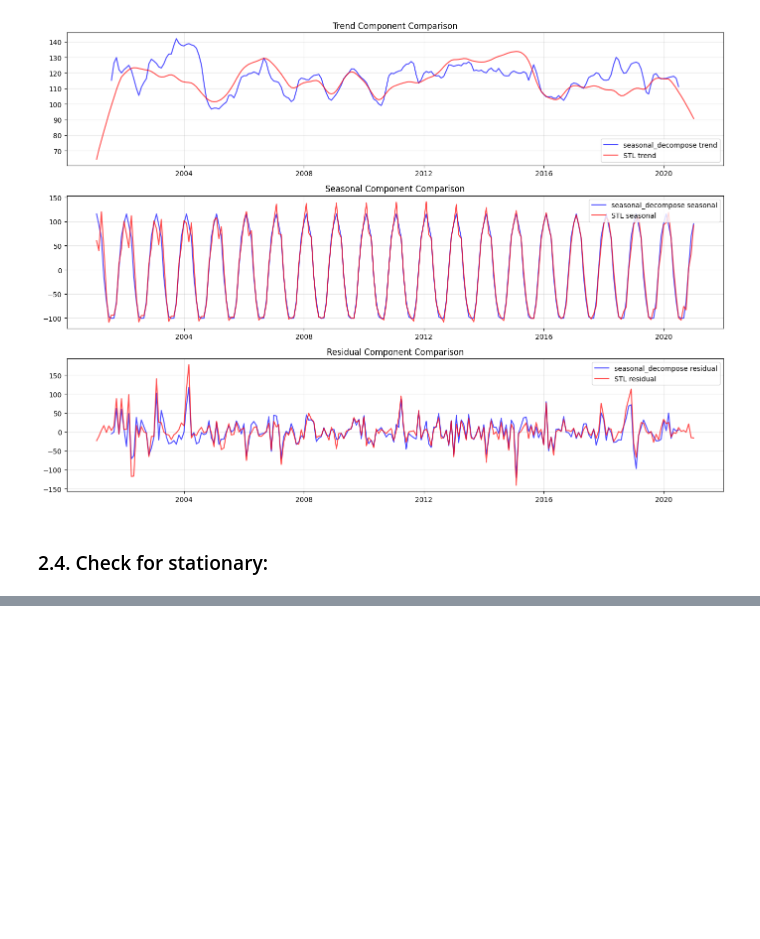
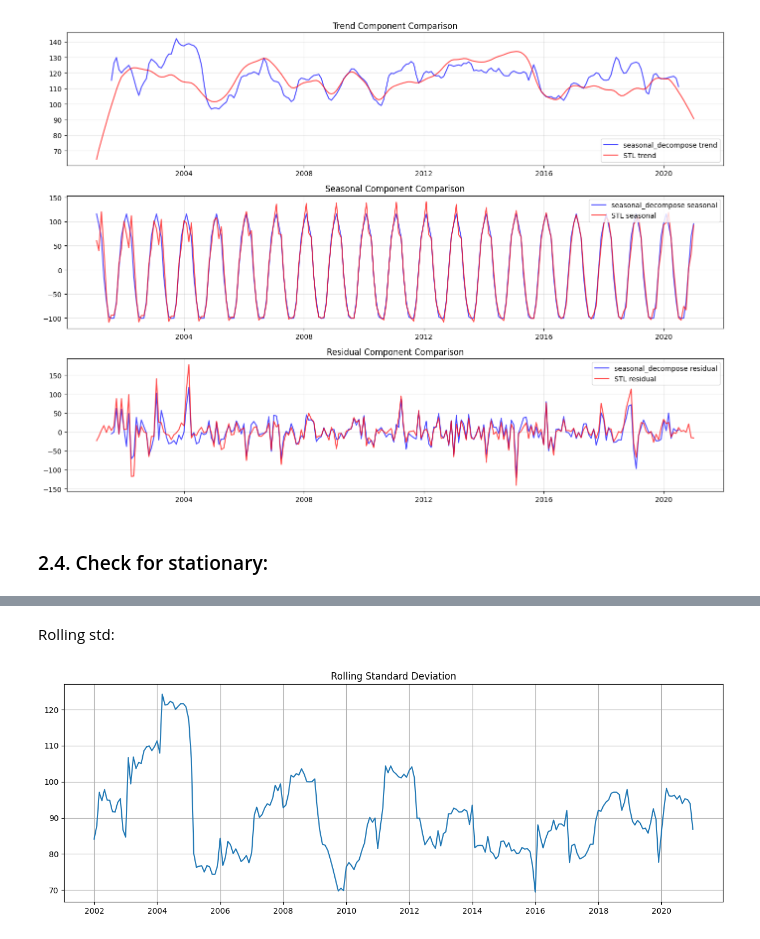
Before and after one commit to Kizza2014/time_series_climate_weather_surface_of_Brazil, a Jupyter notebook: analysis.ipynb, the cells around one changed output, grey strips where cells are left out. Drawn from its saved outputs; the diff is of its cells as text; code cells hidden in the pictures; blank space fills up the shorter version.

```diff
--- a/analysis.ipynb
+++ b/analysis.ipynb
@@ -500,0 +464,12 @@ Bác bỏ H0: Dữ liệu là dừng
+# %% [markdown]
+Rolling std:
+# %%
+# Rolling standard deviation
+rolling_std = data['prcp'].rolling(window=12).std()
+plt.figure(figsize=(15, 5))
+plt.plot(data.index, rolling_std)
+plt.title('Rolling Standard Deviation')
+plt.grid(True)
+plt.savefig('stationary_check/rolling_std.jpg')
+# %% [output]
+[figure, added]
```
Also changed, not shown: parts of 12 cells of this notebook, 6 other files.
